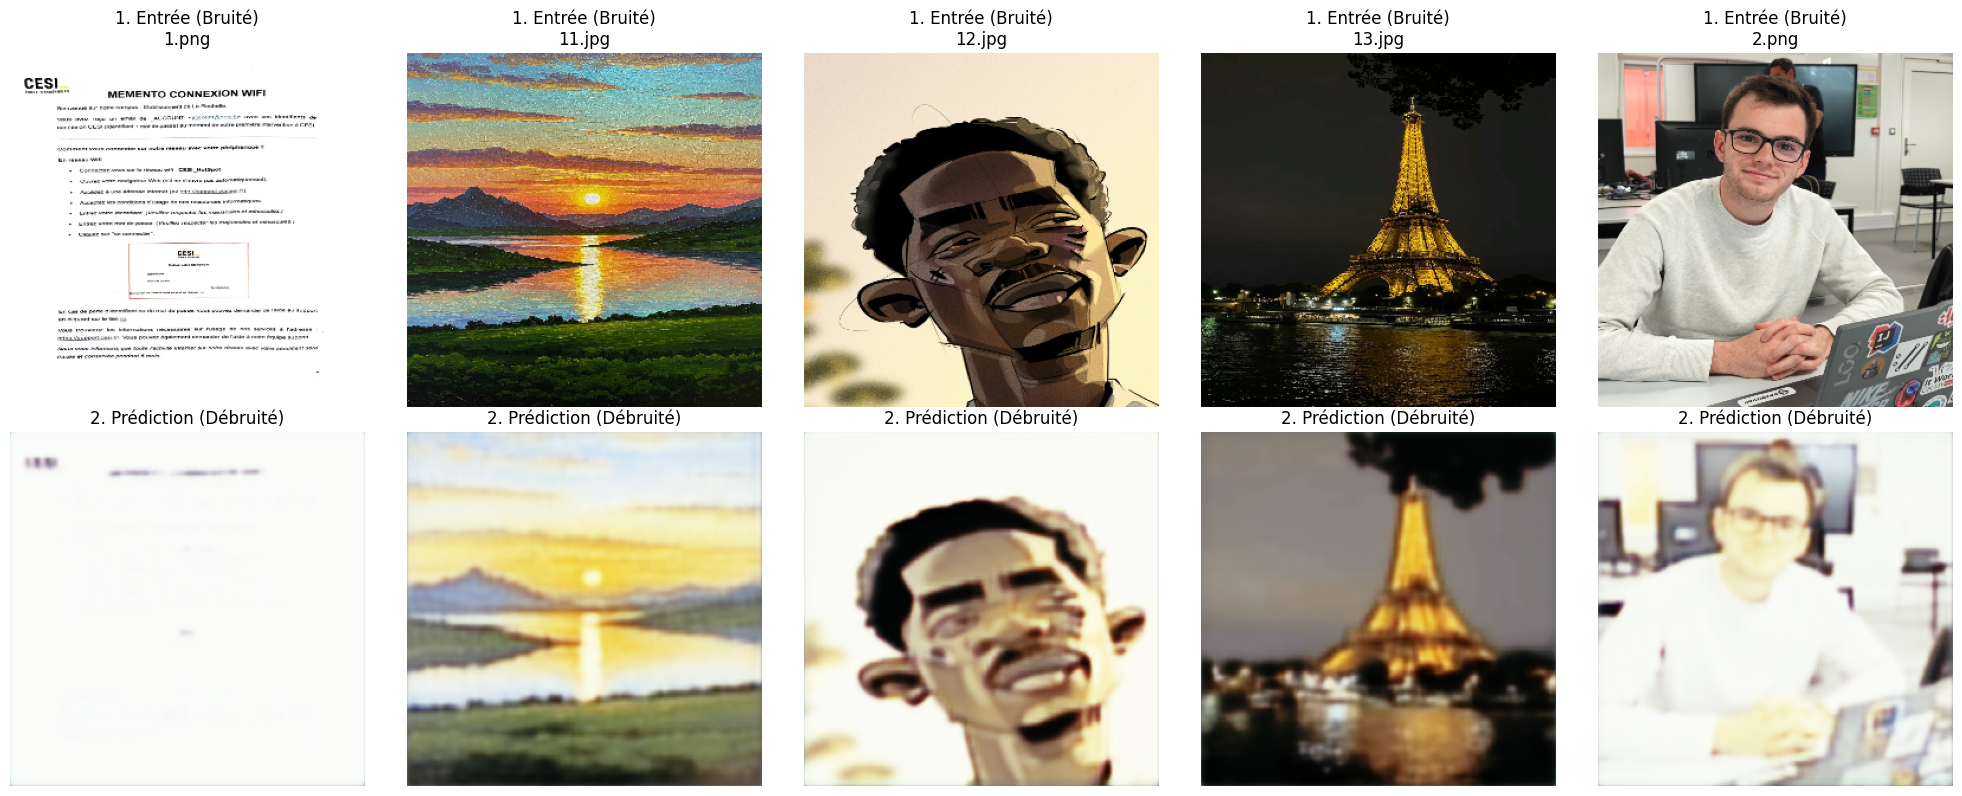
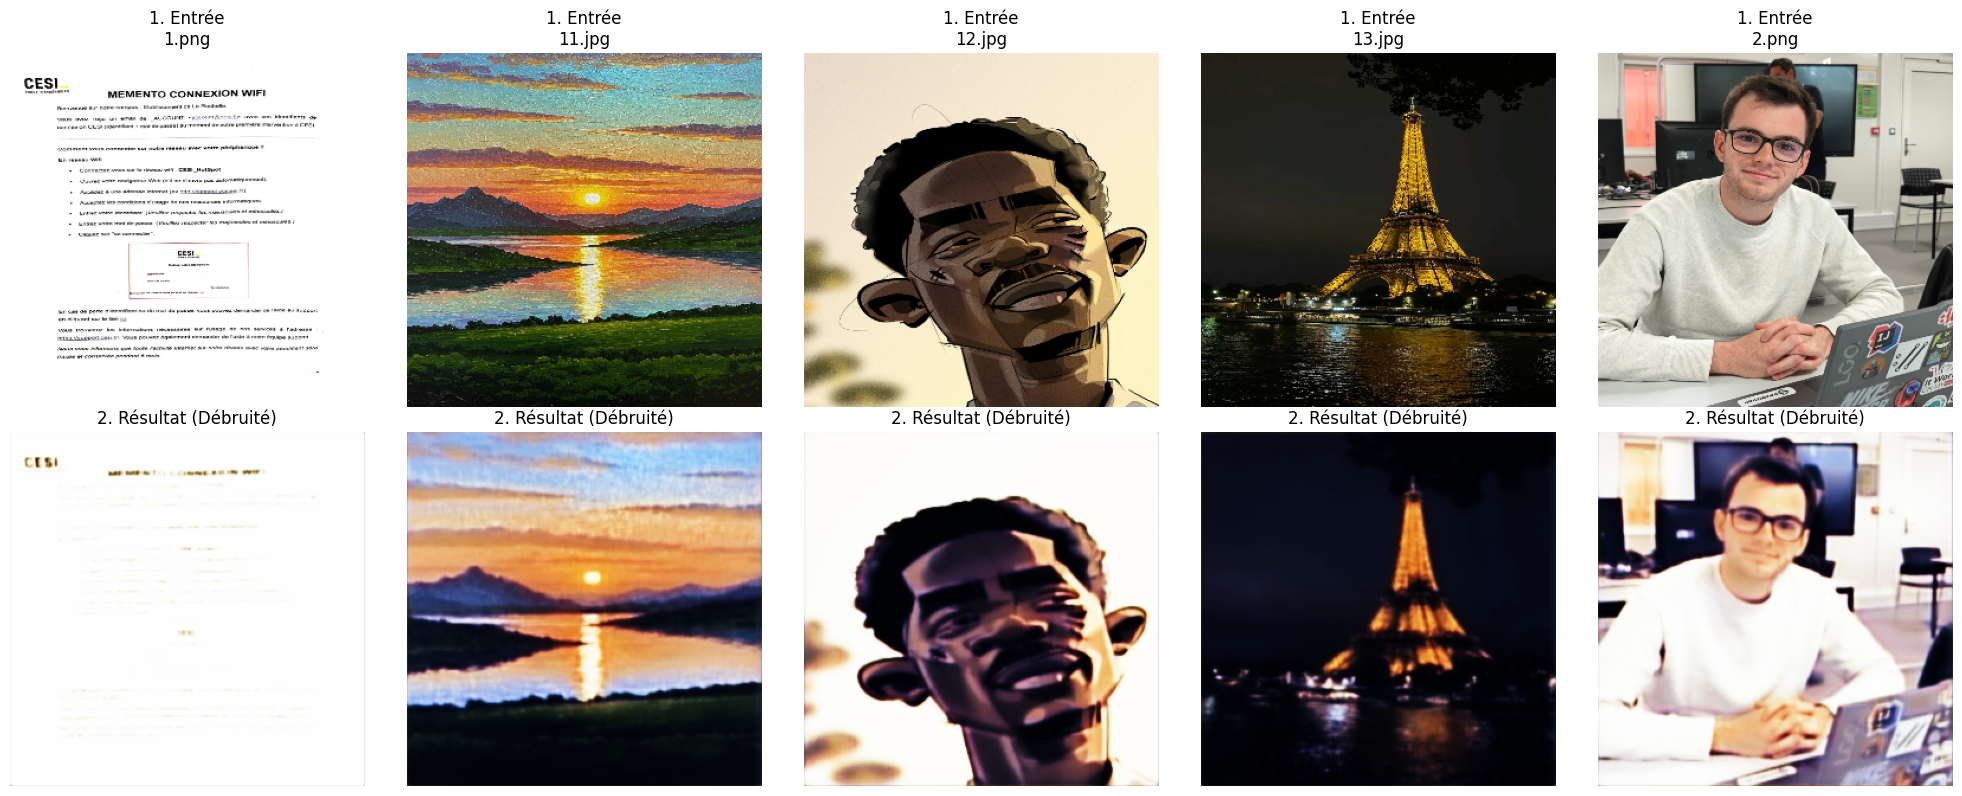
Code edit (unified diff) that turned the first committed figure into the second:
--- before
+++ after
@@ -2,21 +2,23 @@
 import os
 import matplotlib.pyplot as plt
+import numpy as np
 
 # 1. Chargement du modèle d'auto-encodeur (denoiser)
-model_charge = tf.keras.models.load_model("models/livrable2/autoencoder.keras")
+# Ce modèle utilise maintenant l'architecture U-Net (Skip Connections) pour plus de détails
+model_path = "models/livrable2/autoencoder.keras"
+if os.path.exists(model_path):
+    model_charge = tf.keras.models.load_model(model_path)
+else:
+    raise FileNotFoundError(f"Modèle introuvable à : {model_path}. Assurez-vous d'avoir lancé l'entraînement dans Livrable 2.")
 
 # 2. Préparation des images de datasets/final
-img_dir = "datasets/llowfinal"
-# On récupère la liste des fichiers images
-if not os.path.isdir(img_dir):
-    alt_img_dir = "datasets/final"
-    if os.path.isdir(alt_img_dir):
-        img_dir = alt_img_dir
-    else:
-        raise FileNotFoundError(f"Directory '{img_dir}' not found and fallback '{alt_img_dir}' not found.")
+img_dir = "datasets/final"  # Chemin corrigé
+if not os.path.exists(img_dir):
+    raise FileNotFoundError(f"Dossier '{img_dir}' introuvable.")
 
+# Récupération des images
 image_files = sorted([f for f in os.listdir(img_dir) if f.lower().endswith(('.png', '.jpg', '.jpeg'))])
 if not image_files:
-    raise FileNotFoundError(f"No image files found in '{img_dir}'.")
+    raise FileNotFoundError(f"Aucune image trouvée dans '{img_dir}'.")
 image_paths = [os.path.join(img_dir, f) for f in image_files]
 
@@ -24,33 +26,32 @@
     img = tf.io.read_file(path)
     img = tf.io.decode_image(img, channels=3, expand_animations=False)
-    img = tf.image.resize(img, [300, 300]) # Le modèle a été entraîné sur du 300x300
-    img = tf.cast(img, tf.float32) / 255.0  # Normalisation
+    img = tf.image.resize(img, [300, 300]) # Taille 300x300 pour l'auto-encodeur
+    img = tf.cast(img, tf.float32) / 255.0  # Normalisation [0, 1]
     return img
 
 # Création du dataset
 path_ds = tf.data.Dataset.from_tensor_slices(image_paths)
+# On utilise un batch de 5 pour la visualisation
 test_set_noisy = path_ds.map(load_and_preprocess).batch(5)
 
 # 3. Prédiction et visualisation
-for images_noisy in test_set_noisy.take(1):
+for images_batch in test_set_noisy.take(1):
+    # L'IA effectue le nettoyage (Encodeur -> Espace Latent -> Décodeur + Skip Connections)
+    images_denoised = model_charge.predict(images_batch)
 
-    # L'IA effectue sa prédiction (le nettoyage)
-    images_denoised = model_charge.predict(images_noisy)
-
-    n = len(images_noisy)
+    n = len(images_batch)
     plt.figure(figsize=(20, 8))
 
     for i in range(n):
-        # Ligne 1 : Image bruitée donnée en entrée à l'IA
+        # Ligne 1 : Image d'entrée (peut être bruitée ou non)
         ax = plt.subplot(2, n, i + 1)
-        plt.imshow(images_noisy[i].numpy())
-        plt.title(f"1. Entrée (Bruité)\n{image_files[i]}")
+        plt.imshow(images_batch[i].numpy())
+        plt.title(f"1. Entrée\n{image_files[i]}")
         plt.axis("off")
 
-        # Ligne 2 : L'image nettoyée par votre Auto-encodeur
+        # Ligne 2 : Sortie du Denoiseur
         ax = plt.subplot(2, n, i + 1 + n)
-        # Les prédictions Keras sortent en float32 [0, 1]
         plt.imshow(images_denoised[i])
-        plt.title("2. Prédiction (Débruité)")
+        plt.title("2. Résultat (Débruité)")
         plt.axis("off")
 

Commit: Livrable final + livrable 2 update pour un meilleur résultat